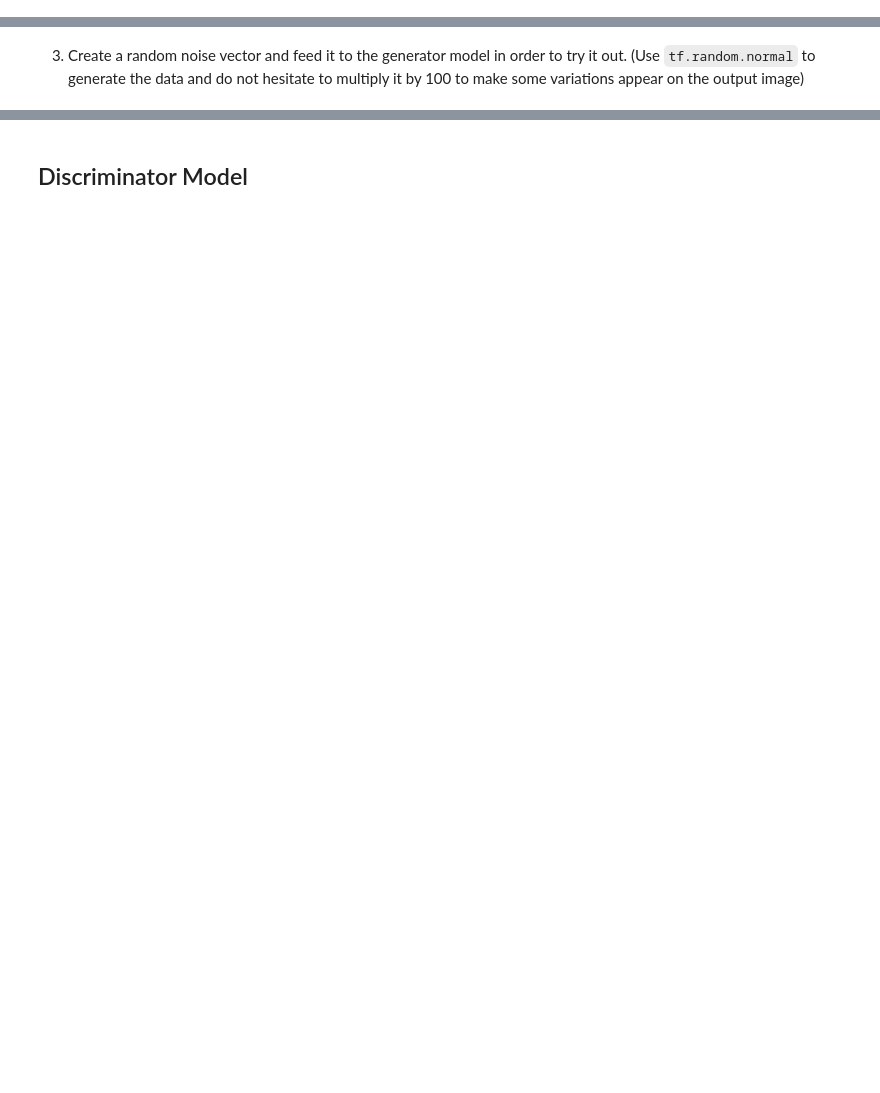
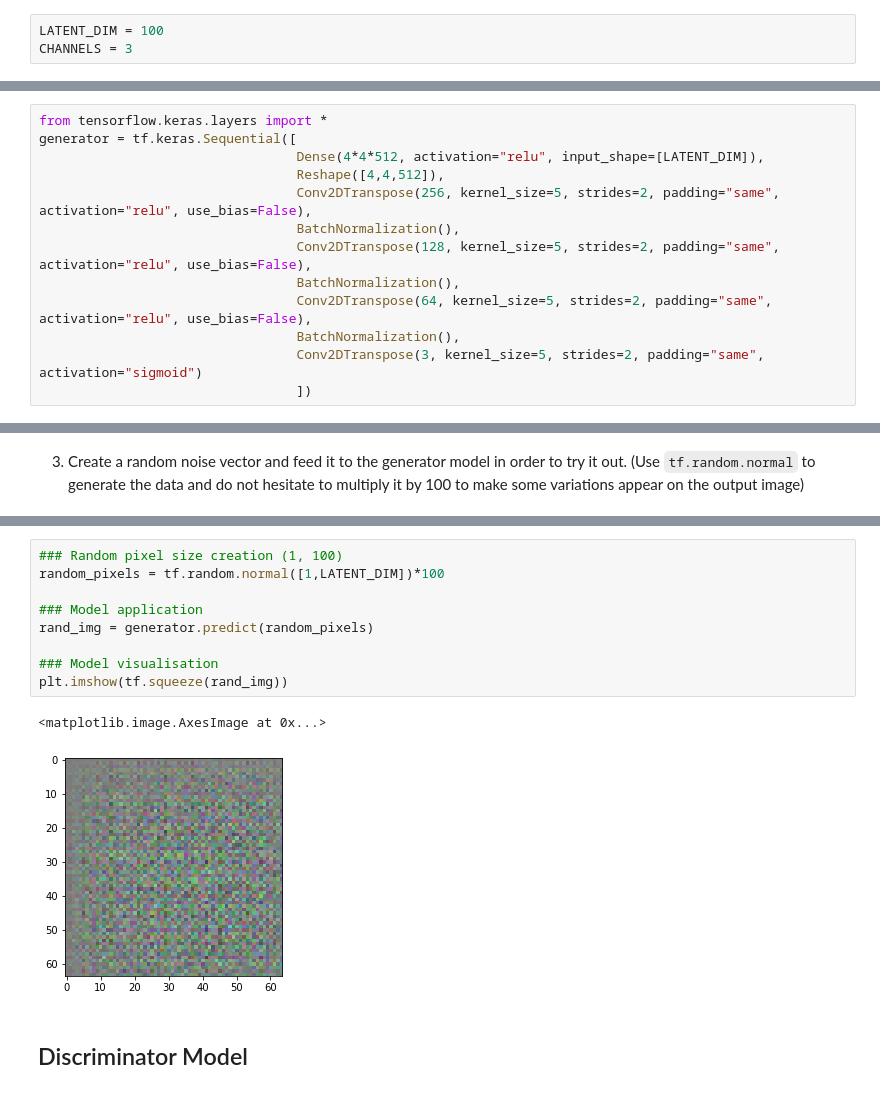
Before and after one commit to BerengerQueune/Jedha_Bootcamp, a Jupyter notebook: M07-Deep_Learning/D06-Gans/ex-01-Gans_faces.ipynb, the cells around one changed output, grey strips where cells are left out. Cells and saved outputs as stored; diff of their text form; blank space fills up the shorter version.

```diff
--- a/M07-Deep_Learning/D06-Gans/ex-01-Gans_faces.ipynb
+++ b/M07-Deep_Learning/D06-Gans/ex-01-Gans_faces.ipynb
@@ -64,6 +86,9 @@ Label : img_align_celeba
 ## Generator Model
 
 1. Now it is time to create the generator model which will take some noise vector and transform it into an output the same size as our pictures. First set up a variable `LATENT_DIM` equal to 100 (this is the dimension of the noise vectors we will convert to images). Set a variable `CHANNELS` equal to 3.
+# %%
+LATENT_DIM = 100
+CHANNELS = 3
 # %% [markdown]
 2. Create a sequential model called generator with the following architecture:
 
@@ -72,6 +97,19 @@ Label : img_align_celeba
 For this model we got our inspiration from the following [paper](https://full-stack-assets.s3.eu-west-3.amazonaws.com/M08-deep-learning/GAN.pdf) which suggests that:
 
 * All Conv Transpose layers use `padding="same"`, `kernel_size=5`, `strides=2` and `activation="relu"`, except for the last layer which needs to have a `"sigmoid"` activation (because the generator model needs to produce pixels with values between 0 and 1).
+# %%
+from tensorflow.keras.layers import *
+generator = tf.keras.Sequential([
+                                 Dense(4*4*512, activation="relu", input_shape=[LATENT_DIM]),
+                                 Reshape([4,4,512]),
+                                 Conv2DTranspose(256, kernel_size=5, strides=2, padding="same", activation="relu", use_bias=False),
+                                 BatchNormalization(),
+                                 Conv2DTranspose(128, kernel_size=5, strides=2, padding="same", activation="relu", use_bias=False),
+                                 BatchNormalization(),
+                                 Conv2DTranspose(64, kernel_size=5, strides=2, padding="same", activation="relu", use_bias=False),
+                                 BatchNormalization(),
+                                 Conv2DTranspose(3, kernel_size=5, strides=2, padding="same", activation="sigmoid")
+                                 ])
 # %%
 generator.summary()
 # %% [output]
@@ -101,3 +135,15 @@ _________________________________________________________________
+# %%
+### Random pixel size creation (1, 100)
+random_pixels = tf.random.normal([1,LATENT_DIM])*100
+
+### Model application
+rand_img = generator.predict(random_pixels)
+
+### Model visualisation
+plt.imshow(tf.squeeze(rand_img))
+# %% [output]
+<matplotlib.image.AxesImage at 0x...>
+[figure, added]
 # %% [markdown]
 ## Discriminator Model
 # %% [markdown]
```
Also changed, not shown: parts of 17 cells of this notebook, 7 other files.
